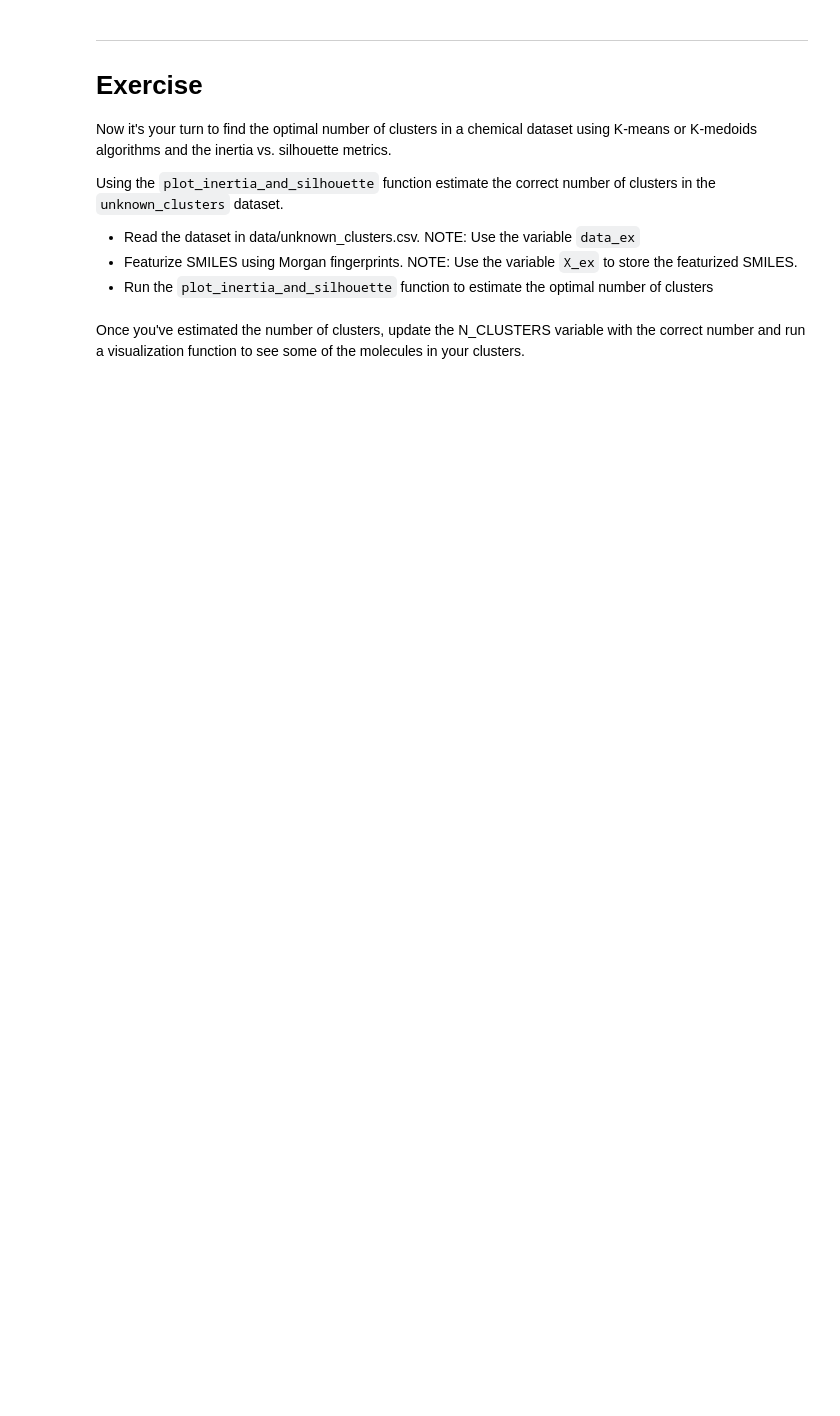
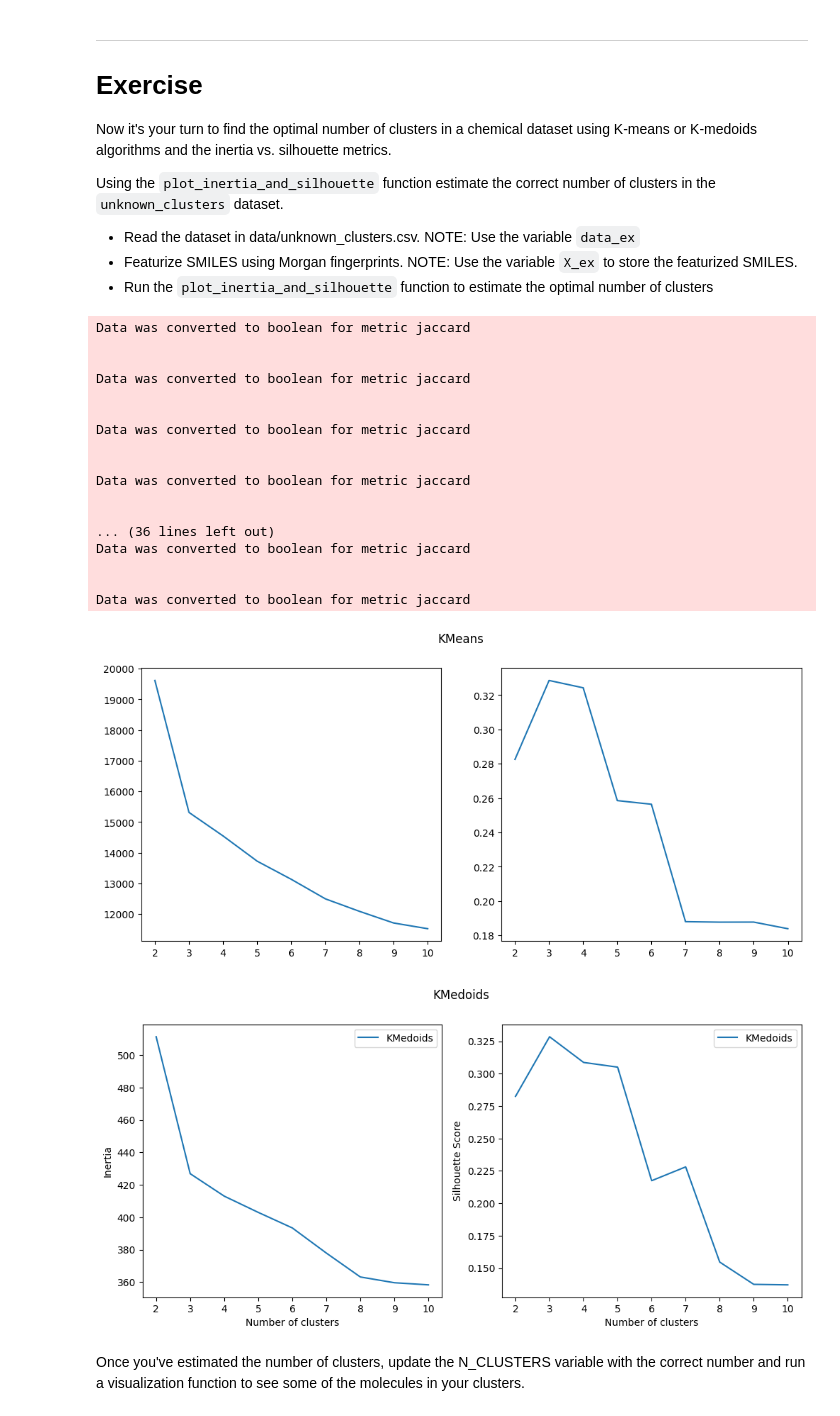
Before and after one commit to erinsoppelsa/ESPCI-ST4Health-Cheminformatics, a Jupyter notebook: unsupervised_learning/Clustering.ipynb, the cells around one changed output. Cells and saved outputs as stored; diff of their text form; code cells hidden in the pictures; blank space fills up the shorter version.

```diff
--- a/unsupervised_learning/Clustering.ipynb
+++ b/unsupervised_learning/Clustering.ipynb
@@ -421,3 +418,34 @@ X_ex =
+# %%
+
+
+mfpgen = rdFingerprintGenerator.GetMorganGenerator(radius=2,fpSize=2048)
+
+data_ex = pd.read_csv('data/unknown_clusters.csv')
+
+mols = [Chem.MolFromSmiles(smiles) for smiles in data_ex['smiles']]
+X_ex = [mfpgen.GetFingerprint(mol) for mol in mols]
+X_ex= np.array(X_ex)
+plot_inertia_and_silhouette(X_ex.astype(bool), algorithms, min_clusters, max_clusters)
+# %% [output]
+Data was converted to boolean for metric jaccard
+
+
+Data was converted to boolean for metric jaccard
+
+
+Data was converted to boolean for metric jaccard
+
+
+Data was converted to boolean for metric jaccard
+
+
+... (36 lines left out)
+Data was converted to boolean for metric jaccard
+
+
+Data was converted to boolean for metric jaccard
+[figure, added]
+[figure, added]
 # %% [markdown]
 Once you've estimated the number of clusters, update the N_CLUSTERS variable with the correct number and run a visualization function to see some of the molecules in your clusters.
 # %%
```
Also changed, not shown: parts of 13 cells of this notebook.
